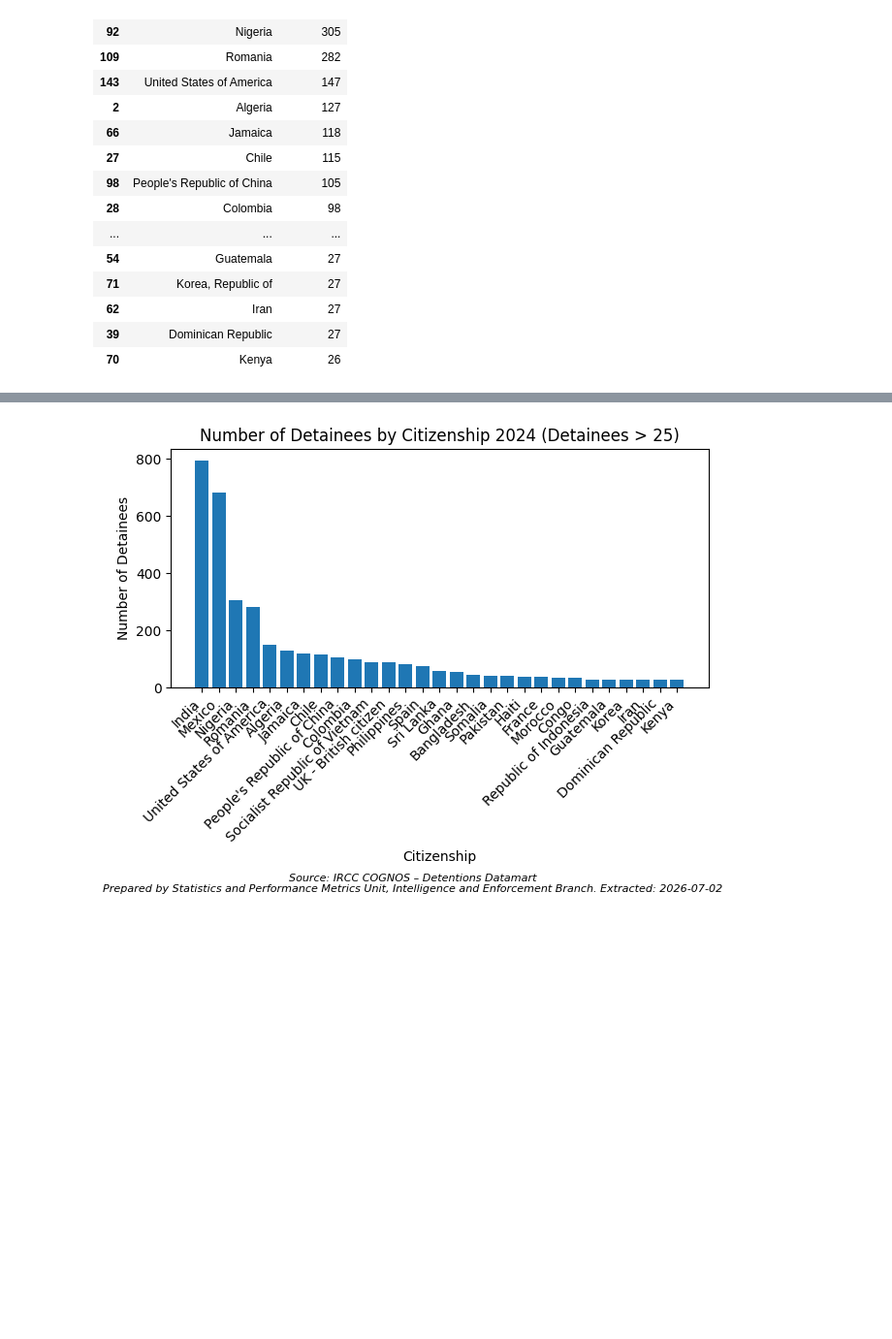
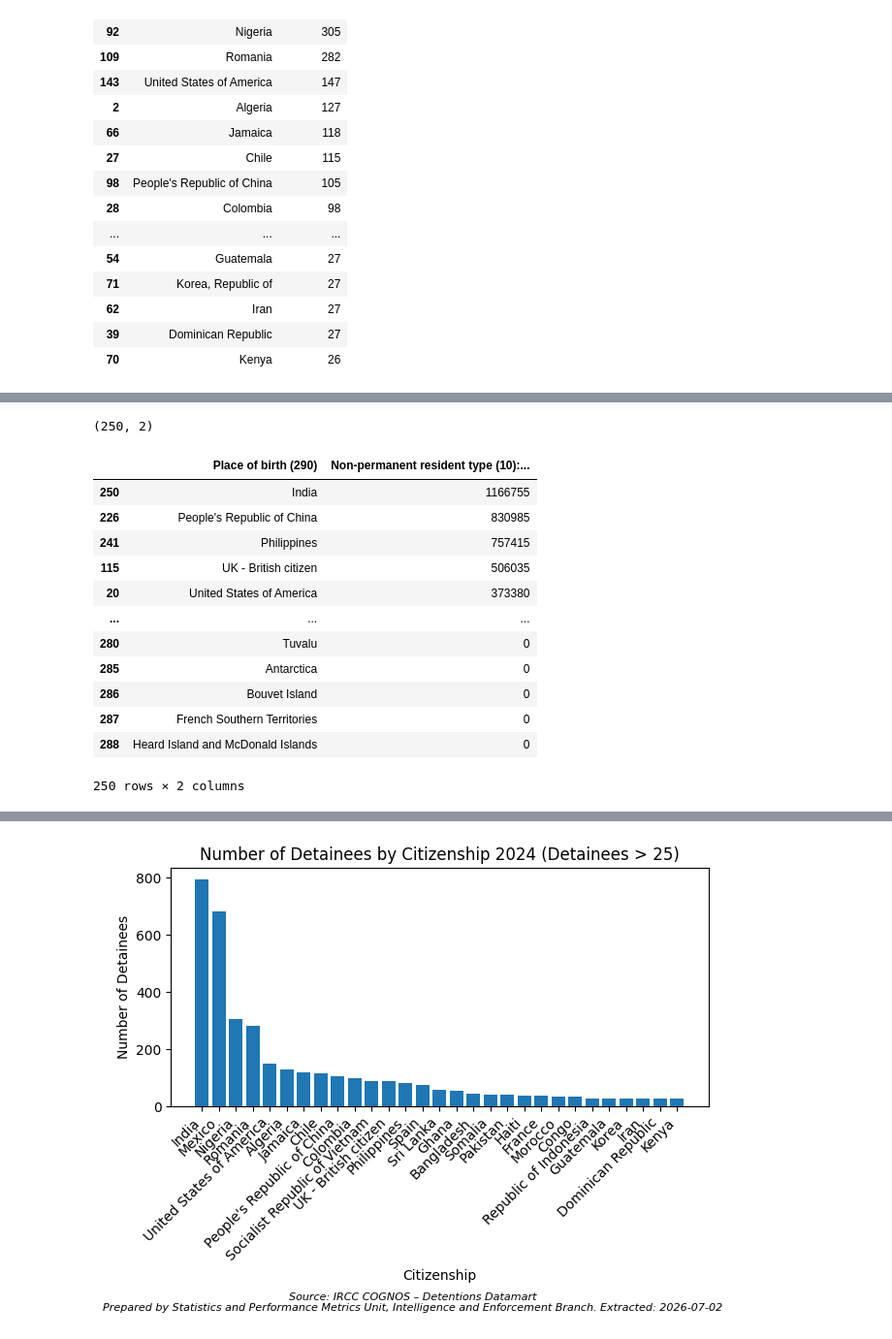
Before and after one commit to yrmo/gcinfo, a Jupyter notebook: detainees-by-country-of-citizenship-2024.ipynb, the cells around one changed output, grey strips where cells are left out. Shown at 97% size. Saved outputs shown, nothing was run; the diff lists cells and outputs as text; code cells hidden in the pictures; blank space fills up the shorter version.

```diff
--- a/detainees-by-country-of-citizenship-2024.ipynb
+++ b/detainees-by-country-of-citizenship-2024.ipynb
@@ -365 +382,20 @@ See the caveats in the documentation: https://pandas.pydata.org/pandas-docs/stab
+# %%
+df_birth_2021_canada_nations_clean["Place of birth (290)"] = df_birth_2021_canada_nations_clean["Place of birth (290)"].replace(map_birth_detainees)
+print(df_birth_2021_canada_nations_clean.shape)
+df_birth_2021_canada_nations_clean
+# %% [output]
+(250, 2)
+|  | Place of birth (290) | Non-permanent resident type (10):... |
+| 250 | India | 1166755 |
+| 226 | People's Republic of China | 830985 |
+| 241 | Philippines | 757415 |
+| 115 | UK - British citizen | 506035 |
+| 20 | United States of America | 373380 |
+| ... | ... | ... |
+| 280 | Tuvalu | 0 |
+| 285 | Antarctica | 0 |
+| 286 | Bouvet Island | 0 |
+| 287 | French Southern Territories | 0 |
+| 288 | Heard Island and McDonald Islands | 0 |
+250 rows × 2 columns
 # %%
```
Also changed, not shown: parts of 6 cells of this notebook.
